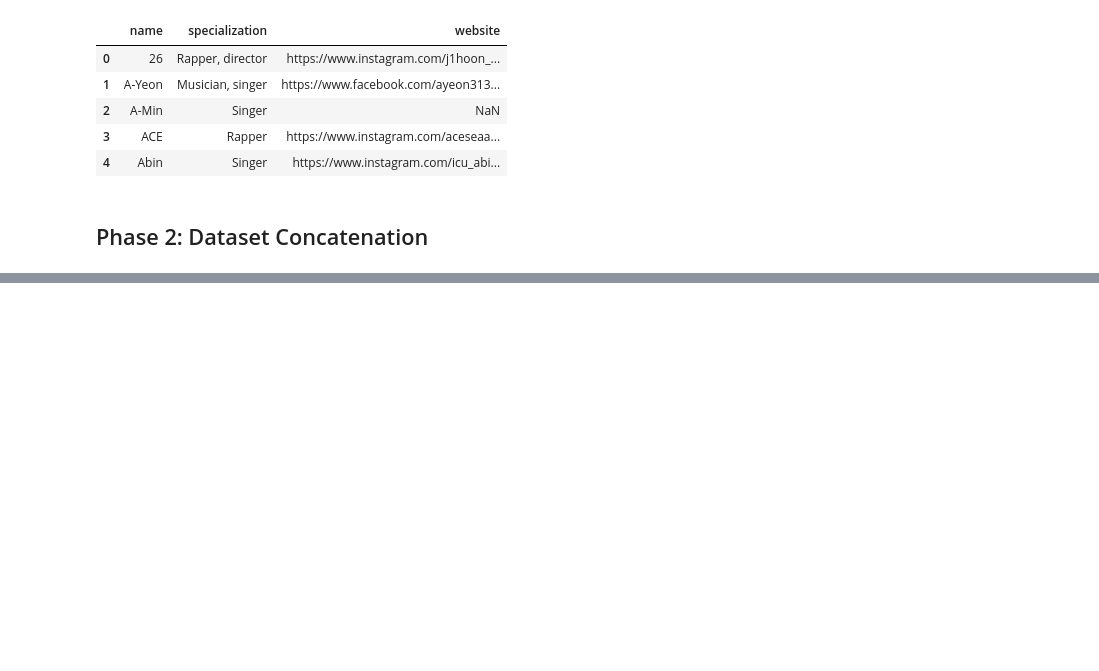
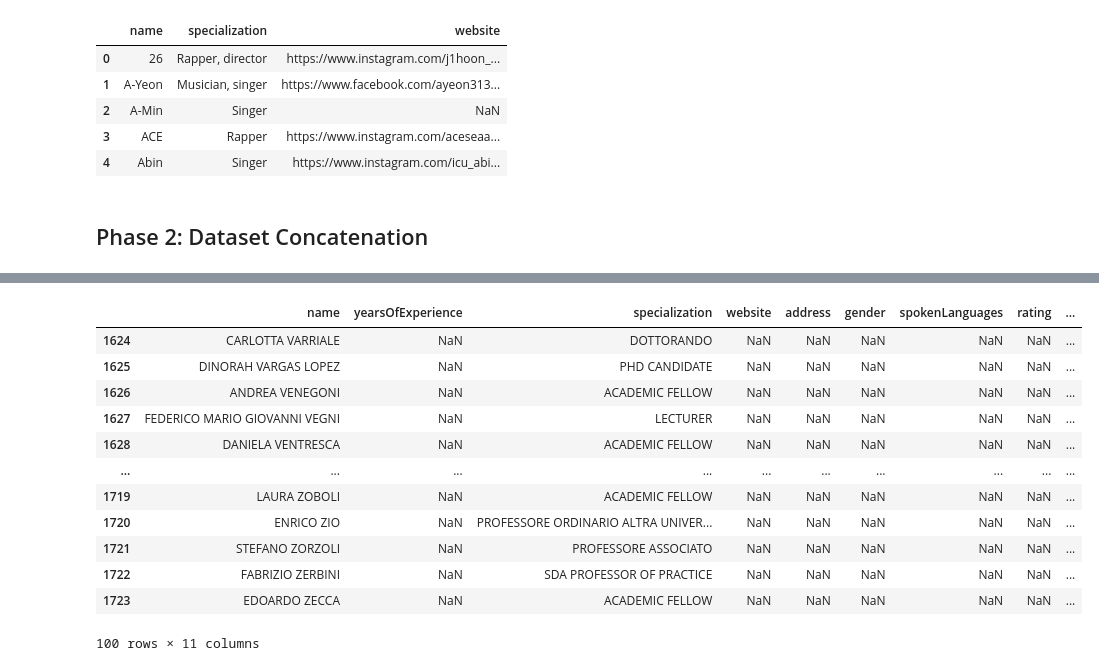
Before and after one commit to samuel-esp/IngDati-Progetto, a Jupyter notebook: SchemaAlignmentProfessionisti.ipynb, the cells around one changed output, grey strips where cells are left out. Saved outputs shown, nothing was run; the diff lists cells and outputs as text; code cells hidden in the pictures; blank space fills up the shorter version.

```diff
--- a/SchemaAlignmentProfessionisti.ipynb
+++ b/SchemaAlignmentProfessionisti.ipynb
@@ -704,4 +723,20 @@ for d in dataset:
+# %%
+result = pd.concat([avvocati, kpop, kpopping, dottori, freel, hpmedici, hpdottori, mmsAtlanta, mmsAtlantaDoc, investing, finance, developer, freelancer, andreolidoc, andreoliprof, romatre, bocconi])
 # %%
 for columns in result.columns:
     result[columns] = result[columns].str.upper()
-result.head(10000)
+result.tail(100)
+# %% [output]
+|  | name | yearsOfExperience | specialization | website | address | gender | spokenLanguages | rating | ... |
+| 1624 | CARLOTTA VARRIALE | NaN | DOTTORANDO | NaN | NaN | NaN | NaN | NaN | ... |
+| 1625 | DINORAH VARGAS LOPEZ | NaN | PHD CANDIDATE | NaN | NaN | NaN | NaN | NaN | ... |
+| 1626 | ANDREA VENEGONI | NaN | ACADEMIC FELLOW | NaN | NaN | NaN | NaN | NaN | ... |
+| 1627 | FEDERICO MARIO GIOVANNI VEGNI | NaN | LECTURER | NaN | NaN | NaN | NaN | NaN | ... |
+| 1628 | DANIELA VENTRESCA | NaN | ACADEMIC FELLOW | NaN | NaN | NaN | NaN | NaN | ... |
+| ... | ... | ... | ... | ... | ... | ... | ... | ... | ... |
+| 1719 | LAURA ZOBOLI | NaN | ACADEMIC FELLOW | NaN | NaN | NaN | NaN | NaN | ... |
+| 1720 | ENRICO ZIO | NaN | PROFESSORE ORDINARIO ALTRA UNIVER... | NaN | NaN | NaN | NaN | NaN | ... |
+| 1721 | STEFANO ZORZOLI | NaN | PROFESSORE ASSOCIATO | NaN | NaN | NaN | NaN | NaN | ... |
+| 1722 | FABRIZIO ZERBINI | NaN | SDA PROFESSOR OF PRACTICE | NaN | NaN | NaN | NaN | NaN | ... |
+| 1723 | EDOARDO ZECCA | NaN | ACADEMIC FELLOW | NaN | NaN | NaN | NaN | NaN | ... |
+100 rows × 11 columns
```
Also changed, not shown: parts of 5 cells of this notebook.
